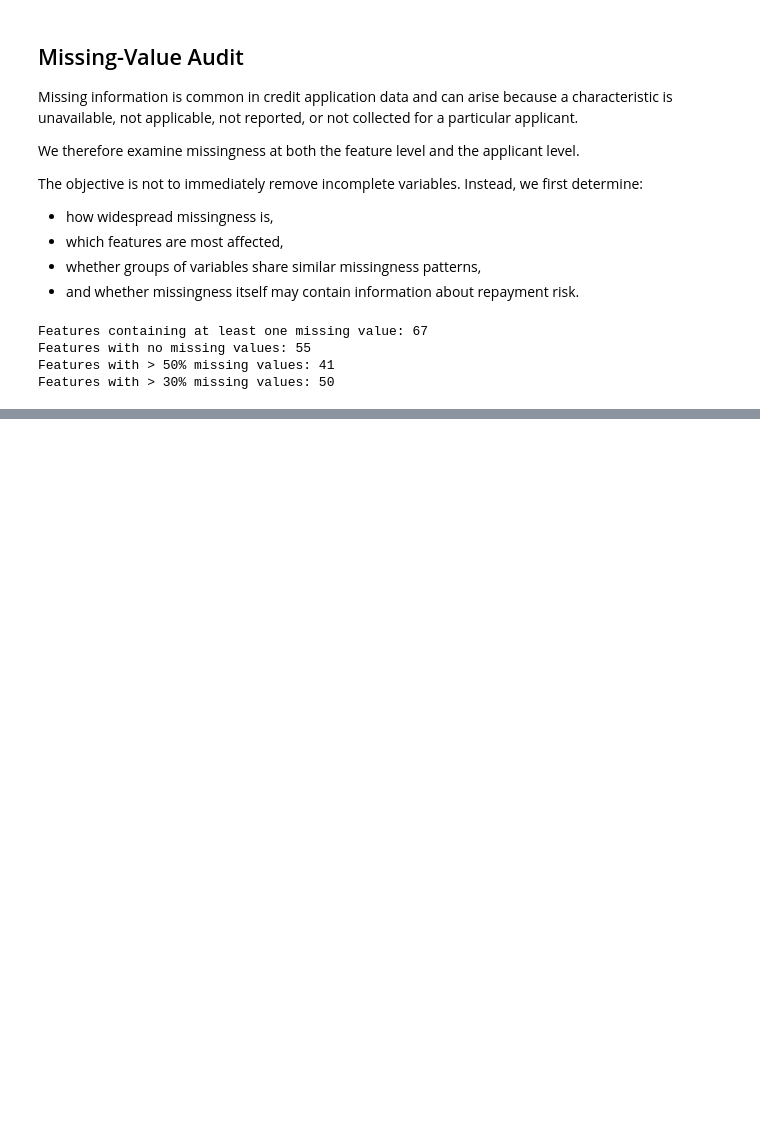
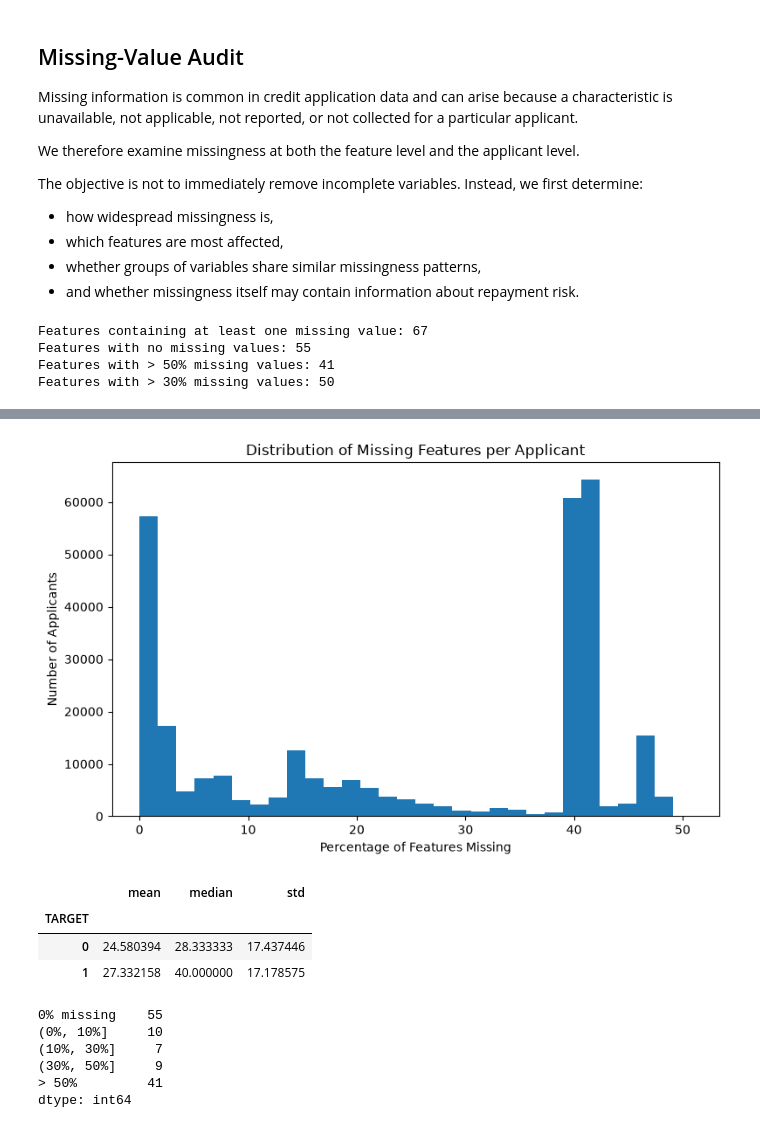
Before and after one commit to KevTJ/kj-project-portfolio, a Jupyter notebook: Projects/credit-risk-decision-system/notebooks/02_data_audit_and_eda.ipynb, the cells around one changed output, grey strips where cells are left out. Saved outputs shown, nothing was run; the diff lists cells and outputs as text; code cells hidden in the pictures; blank space fills up the shorter version.

```diff
--- a/Projects/credit-risk-decision-system/notebooks/02_data_audit_and_eda.ipynb
+++ b/Projects/credit-risk-decision-system/notebooks/02_data_audit_and_eda.ipynb
@@ -404,0 +447,18 @@ Features with > 30% missing values: 50
+# %%
+feature_columns = application_train.columns.drop(
+    ["TARGET", "SK_ID_CURR"]
+)
+
+row_missing_count = application_train[
+    feature_columns
+].isna().sum(axis=1)
+
+row_missing_pct = (
+    row_missing_count / len(feature_columns) * 100
+)
+
+row_missing_summary = row_missing_pct.describe(
+    percentiles=[0.25, 0.5, 0.75, 0.9, 0.95, 0.99]
+)
+
+row_missing_summary
@@ -404,0 +478,39 @@ Features with > 30% missing values: 50
+# %%
+plt.figure(figsize=(8, 5))
+
+plt.hist(
+    row_missing_pct,
+    bins=30
+)
+
+plt.title("Distribution of Missing Features per Applicant")
+plt.xlabel("Percentage of Features Missing")
+plt.ylabel("Number of Applicants")
+
+plt.tight_layout()
+plt.show()
+# %% [output]
+[figure, added]
+# %%
+missingness_by_target = pd.DataFrame({
+    "TARGET": application_train["TARGET"],
+    "missing_pct": row_missing_pct
+})
+
+missingness_by_target.groupby("TARGET")["missing_pct"].agg(
+    ["mean", "median", "std"]
+)
+# %% [output]
+|  | mean | median | std |
+| TARGET |  |  |  |
+| 0 | 24.580394 | 28.333333 | 17.437446 |
+| 1 | 27.332158 | 40.000000 | 17.178575 |
+# %%
+missing_threshold_summary
+# %% [output]
+0% missing    55
+(0%, 10%]     10
+(10%, 30%]     7
+(30%, 50%]     9
+> 50%         41
+dtype: int64
```
Also changed, not shown: parts of 6 cells of this notebook.
